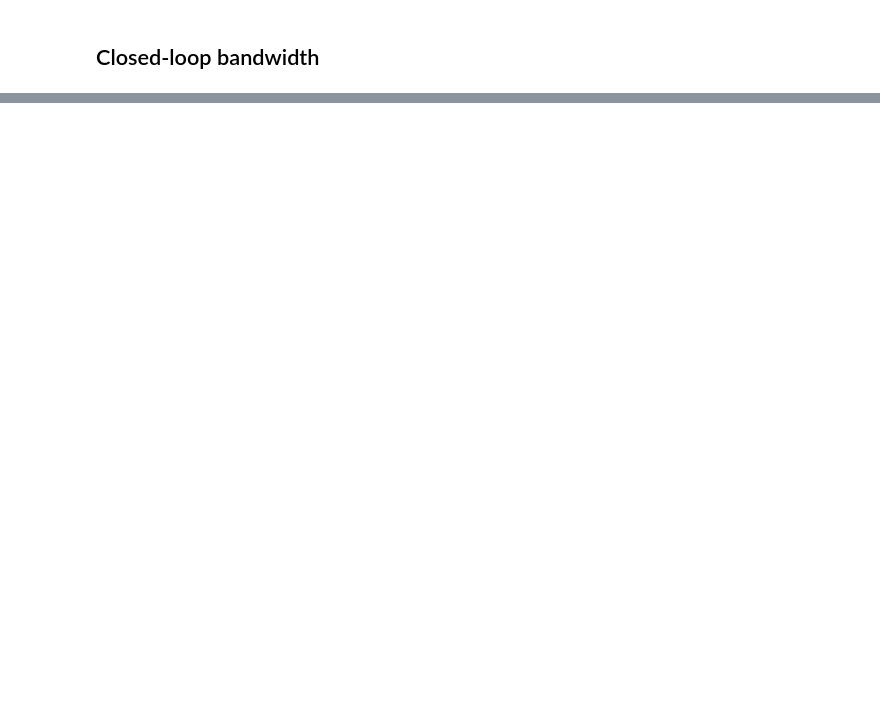
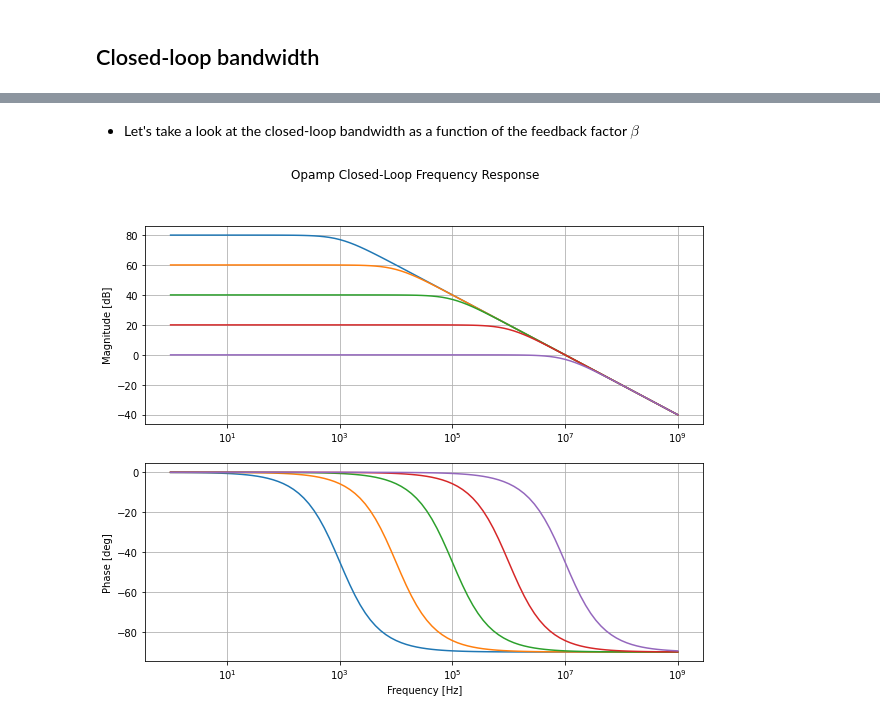
Before and after one commit to uw-analog/ee538-autumn2020, a Jupyter notebook: Lecture/2020_10_22_EE538_Lecture4.ipynb, the cells around one changed output, grey strips where cells are left out. Cells and saved outputs as stored; diff of their text form; code cells hidden in the pictures; blank space fills up the shorter version.

```diff
--- a/Lecture/2020_10_22_EE538_Lecture4.ipynb
+++ b/Lecture/2020_10_22_EE538_Lecture4.ipynb
@@ -307,0 +360,2 @@ $$ \omega_{3dB,CL} = \lvert-\omega_0\cdot(1+\beta A_0)\rvert = \omega_0 \cdot (1
+# %% [markdown]
+ - Let's take a look at the closed-loop bandwidth as a function of the feedback factor $\beta$
@@ -307,0 +407,6 @@ $$ \omega_{3dB,CL} = \lvert-\omega_0\cdot(1+\beta A_0)\rvert = \omega_0 \cdot (1
+# %%
+betas = np.logspace(-4, 0, num=5)
+w = 2*np.pi*np.logspace(0,9,num=100)
+plot_CL_freq(120, 10e6, betas, w)
+# %% [output]
+[figure, added]
```
Also changed, not shown: parts of 39 cells of this notebook, 7 other files.
